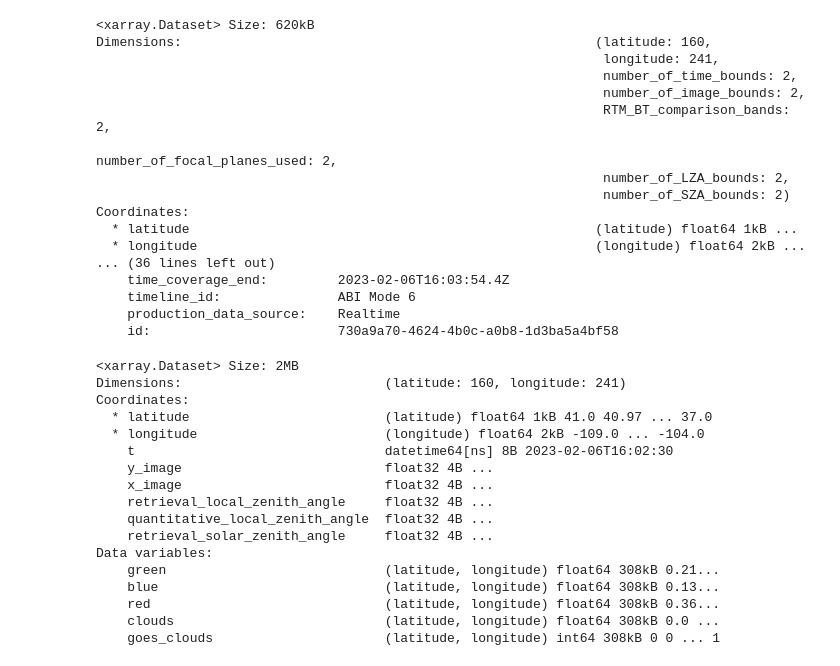
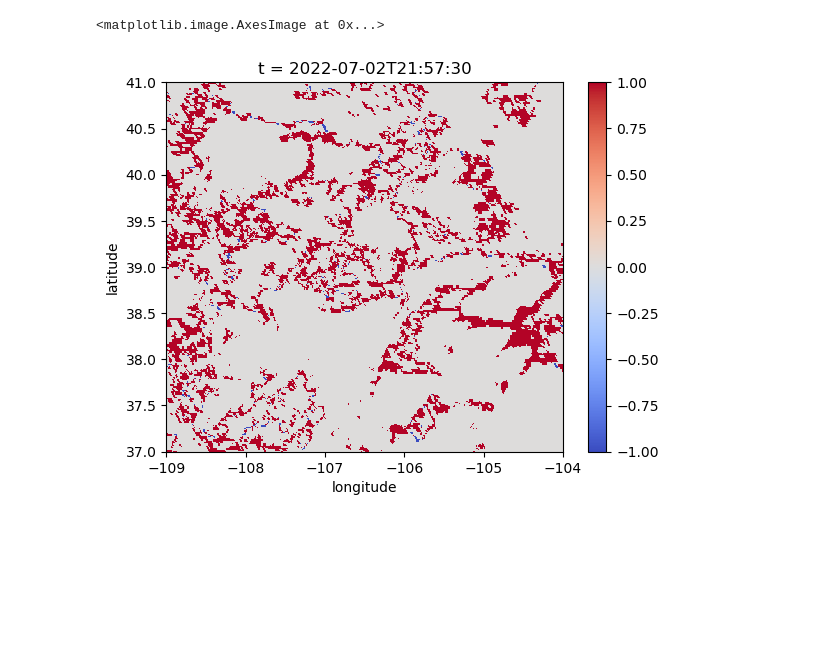
Before and after one commit to clinton-alden/goes_clouds, a Jupyter notebook: analysis/08_compare_goes_acm_mask.ipynb, the cells around one changed output. Saved outputs shown, nothing was run; the diff lists cells and outputs as text; code cells hidden in the pictures; blank space fills up the shorter version.

```diff
--- a/analysis/08_compare_goes_acm_mask.ipynb
+++ b/analysis/08_compare_goes_acm_mask.ipynb
@@ -227,65 +168,7 @@ plt.show()
-# %%
-
-
-
-
-# Bounds: [lon_min, lat_min, lon_max, lat_max]
-bounds = [-109, 41, -104, 37]
-
-# Extract dimensions of x and y
-x_dim = ds_subset.sizes['x']  # Length of x dimension
-y_dim = ds_subset.sizes['y']
-
-# Generate longitude and latitude values
-longitude = np.linspace(bounds[0], bounds[2], x_dim)  # From -125 to -100
-latitude = np.linspace(bounds[1], bounds[3], y_dim)  # From 30 to 50
-
-# Reassign x and y to lon and lat
-ds_subset = ds_subset.assign_coords(x=("x", longitude), y=("y", latitude))
-ds_subset = ds_subset.rename({"x": "longitude", "y": "latitude"})
-
-ds_subset
-# %% [output]
-<xarray.Dataset> Size: 620kB
-Dimensions:                                                     (latitude: 160,
-                                                                 longitude: 241,
-                                                                 number_of_time_bounds: 2,
-                                                                 number_of_image_bounds: 2,
-                                                                 RTM_BT_comparison_bands: 2,
-                                                                 number_of_focal_planes_used: 2,
-                                                                 number_of_LZA_bounds: 2,
-                                                                 number_of_SZA_bounds: 2)
-Coordinates:
-  * latitude                                                    (latitude) float64 1kB ...
-  * longitude                                                   (longitude) float64 2kB ...
-... (36 lines left out)
-    time_coverage_end:         2023-02-06T16:03:54.4Z
-    timeline_id:               ABI Mode 6
-    production_data_source:    Realtime
-    id:                        730a9a70-4624-4b0c-a0b8-1d3ba5a4bf58
-# %%
-# Downscale rgb_ds to match the resolution of ds_sub
-rgb_ds_resampled = rgb_ds.interp_like(ds_subset)
-
-# Add ds_sub['BCM'] to the resampled rgb_ds
-rgb_ds_resampled['goes_clouds'] = xr.where(ds_subset['BCM'] == 1, 0, 1)
-
-rgb_ds_resampled
-# %% [output]
-<xarray.Dataset> Size: 2MB
-Dimensions:                          (latitude: 160, longitude: 241)
-Coordinates:
-  * latitude                         (latitude) float64 1kB 41.0 40.97 ... 37.0
-  * longitude                        (longitude) float64 2kB -109.0 ... -104.0
-    t                                datetime64[ns] 8B 2023-02-06T16:02:30
-    y_image                          float32 4B ...
-    x_image                          float32 4B ...
-    retrieval_local_zenith_angle     float32 4B ...
-    quantitative_local_zenith_angle  float32 4B ...
-    retrieval_solar_zenith_angle     float32 4B ...
-Data variables:
-    green                            (latitude, longitude) float64 308kB 0.21...
-    blue                             (latitude, longitude) float64 308kB 0.13...
-    red                              (latitude, longitude) float64 308kB 0.36...
-    clouds                           (latitude, longitude) float64 308kB 0.0 ...
-    goes_clouds                      (latitude, longitude) int64 308kB 0 0 ... 1
+# %%
+dif = new_ds.sel(t='2022-07-02 22:00:00', method='nearest').goes_clouds - new_ds.sel(t='2022-07-02 22:00:00', method='nearest').clouds
+
+dif.plot.imshow(x='longitude', y='latitude', cmap='coolwarm')
+# %% [output]
+<matplotlib.image.AxesImage at 0x...>
+[figure, added]
```
Also changed, not shown: parts of 26 cells of this notebook, 7 other files.
